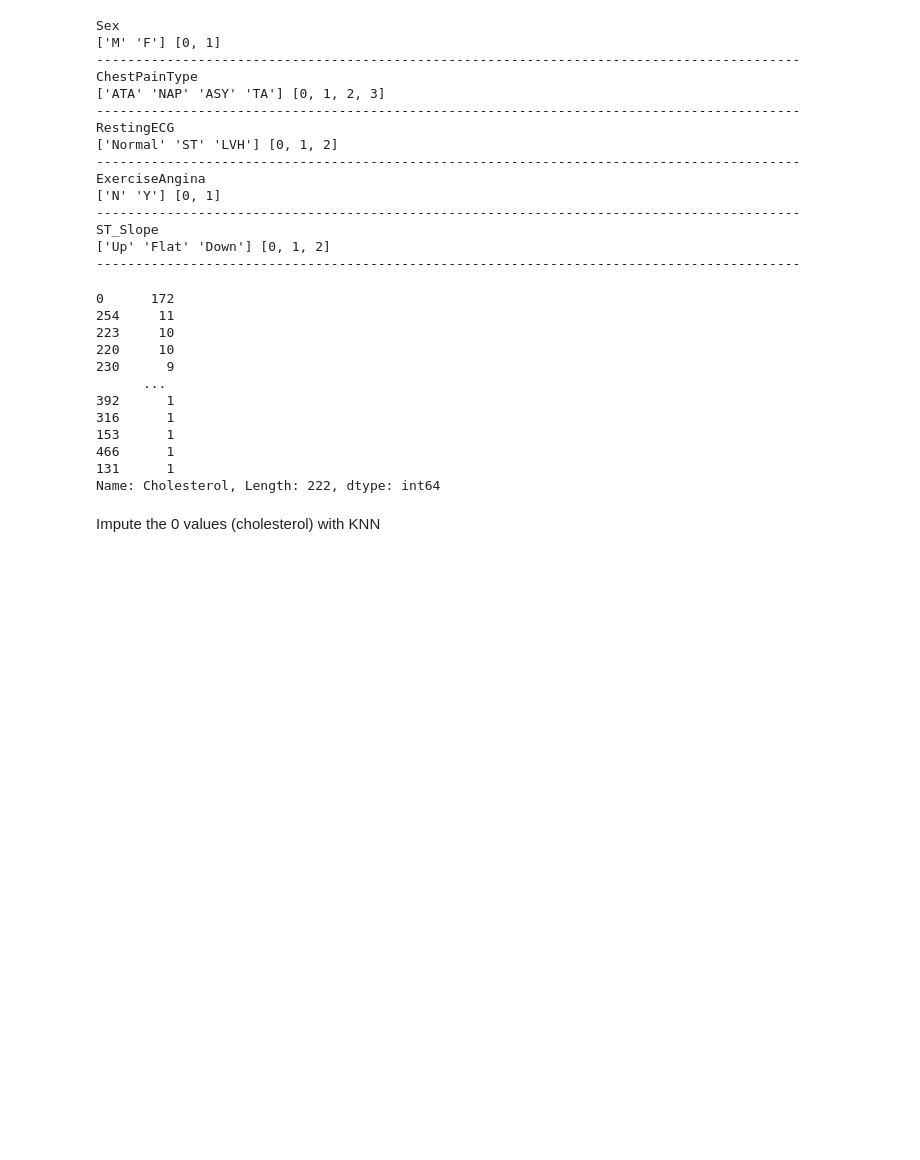
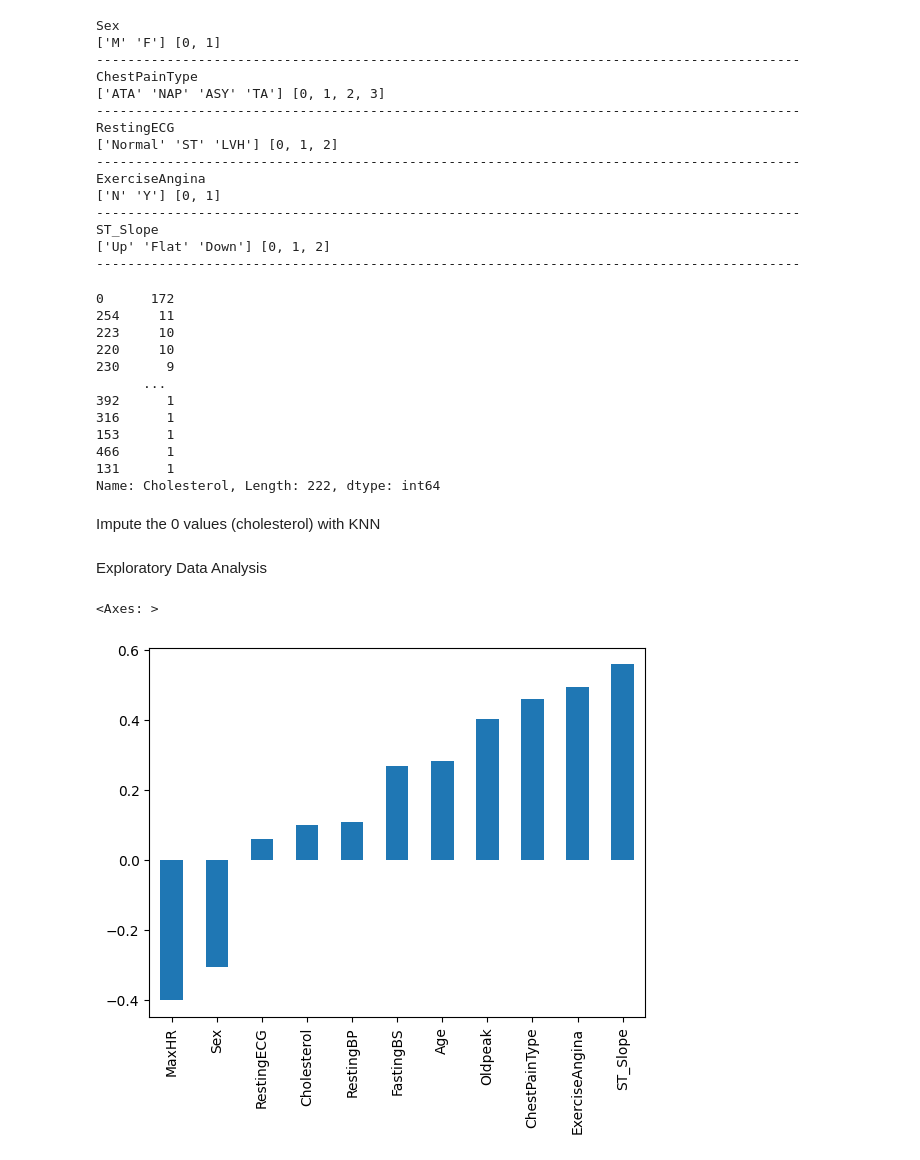
Before and after one commit to Payal2000/HeartDisease-Analysis, a Jupyter notebook: Heart.ipynb, the cells around one changed output. Saved outputs shown, nothing was run; the diff lists cells and outputs as text; code cells hidden in the pictures; blank space fills up the shorter version.

```diff
--- a/Heart.ipynb
+++ b/Heart.ipynb
@@ -165,3 +165,14 @@ heart_df['Cholesterol'].replace(0, np.nan, inplace=True)
 imputer = KNNImputer(n_neighbors=3)
 after_impute = imputer.fit_transform(heart_df)
 heart_df = pd. DataFrame(after_impute, columns=heart_df.columns)
+# %%
+selected_Col = heart_df.columns
+selected_Col = selected_Col.drop('Oldpeak')
+heart_df[selected_Col] = heart_df[selected_Col].astype('int32')
+# %% [markdown]
+Exploratory Data Analysis
+# %%
+heart_df.corr()['HeartDisease'][:-1].sort_values().plot(kind='bar')
+# %% [output]
+<Axes: >
+[figure, added]
```
Also changed, not shown: parts of 7 cells of this notebook.
